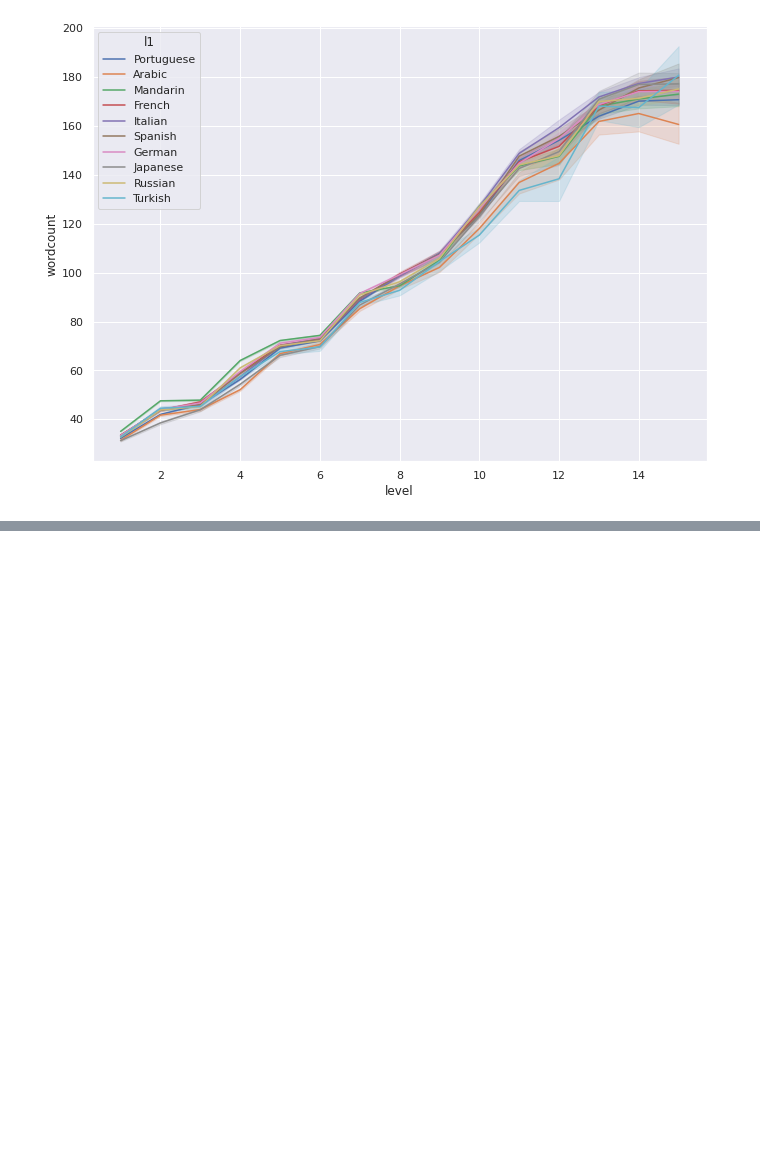
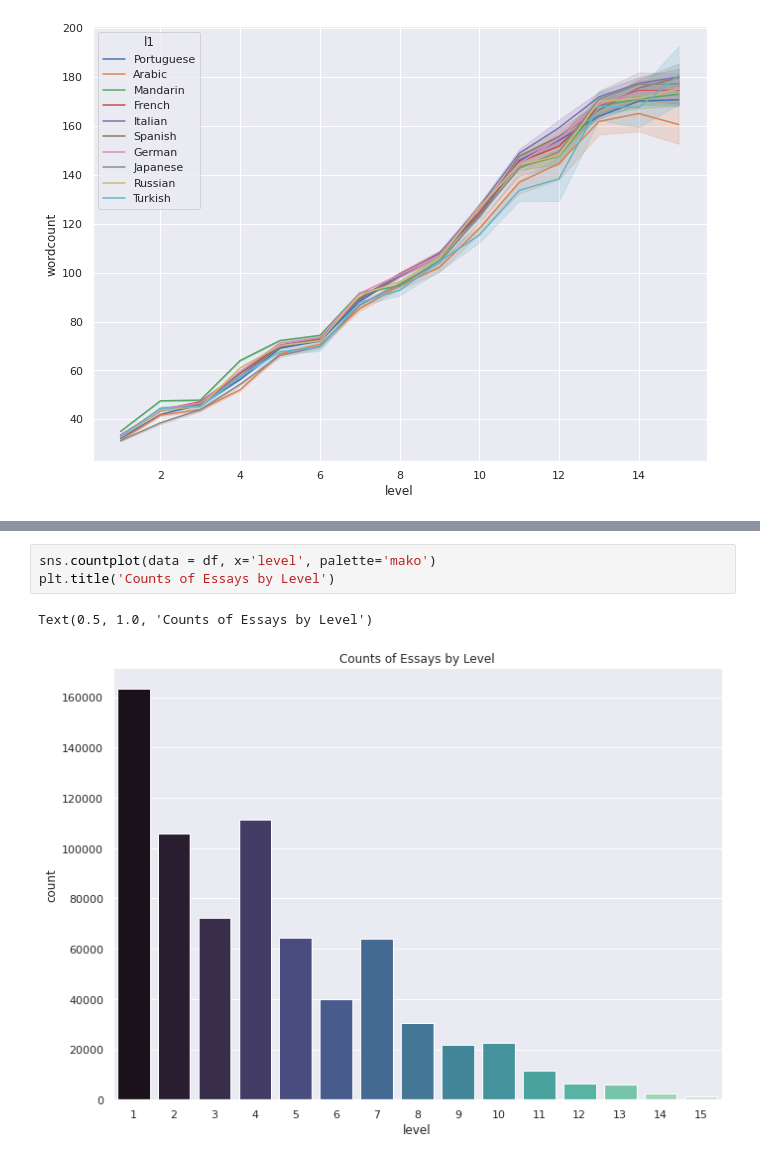
Before and after one commit to langdonholmes/nli-transformers-showcase, a Jupyter notebook: src/explore_data.ipynb, the cells around one changed output, grey strips where cells are left out. Cells and saved outputs as stored; diff of their text form; blank space fills up the shorter version.

```diff
--- a/src/explore_data.ipynb
+++ b/src/explore_data.ipynb
@@ -53,0 +80,6 @@ AttributeError: 'NoneType' object has no attribute 'split'
+# %%
+sns.countplot(data = df, x='level', palette='mako')
+plt.title('Counts of Essays by Level')
+# %% [output]
+Text(0.5, 1.0, 'Counts of Essays by Level')
+[figure, added]
```
Also changed, not shown: parts of 10 cells of this notebook, 2 other files.
